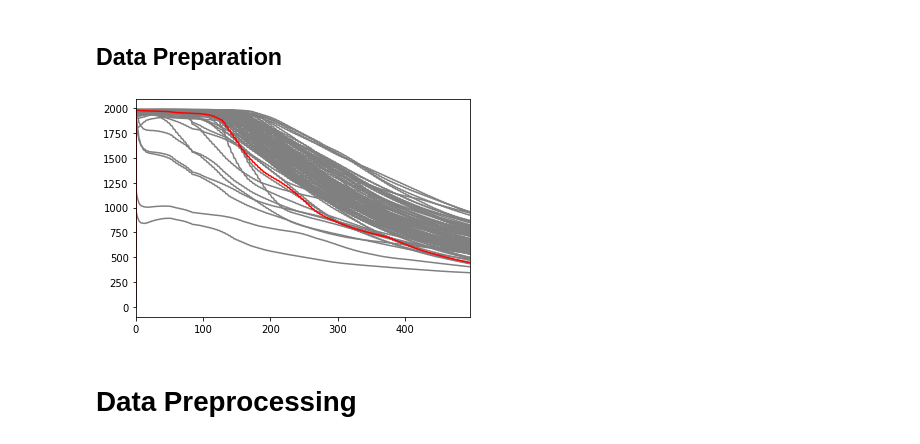
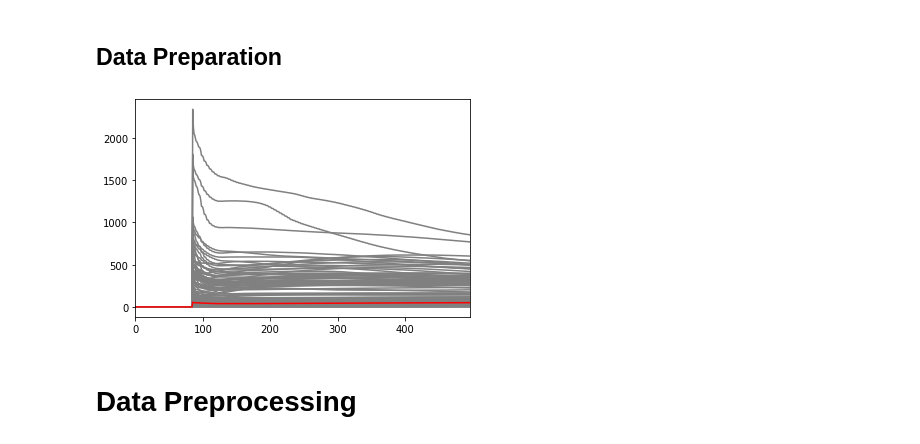
Before and after one commit to Pigrabbit/lstm, a Jupyter notebook: jupyter/remodel_tf_tutorial_version_lstm.ipynb, the cells around one changed output. Drawn from its saved outputs; the diff is of its cells as text; code cells hidden in the pictures.

```diff
--- a/jupyter/remodel_tf_tutorial_version_lstm.ipynb
+++ b/jupyter/remodel_tf_tutorial_version_lstm.ipynb
@@ -84,8 +95,8 @@ def plot_single_well(well_dic, well_num):
 
     plt.show()
 # %%
-plot_single_well(well_dic, 5)
+plot_single_well(well_dic, 9)
 # %% [output]
-[figure, old version]
+[figure, new version]
 # %% [markdown]
 # Data Preprocessing
```
Also changed, not shown: parts of 53 cells of this notebook, 13 other files.
